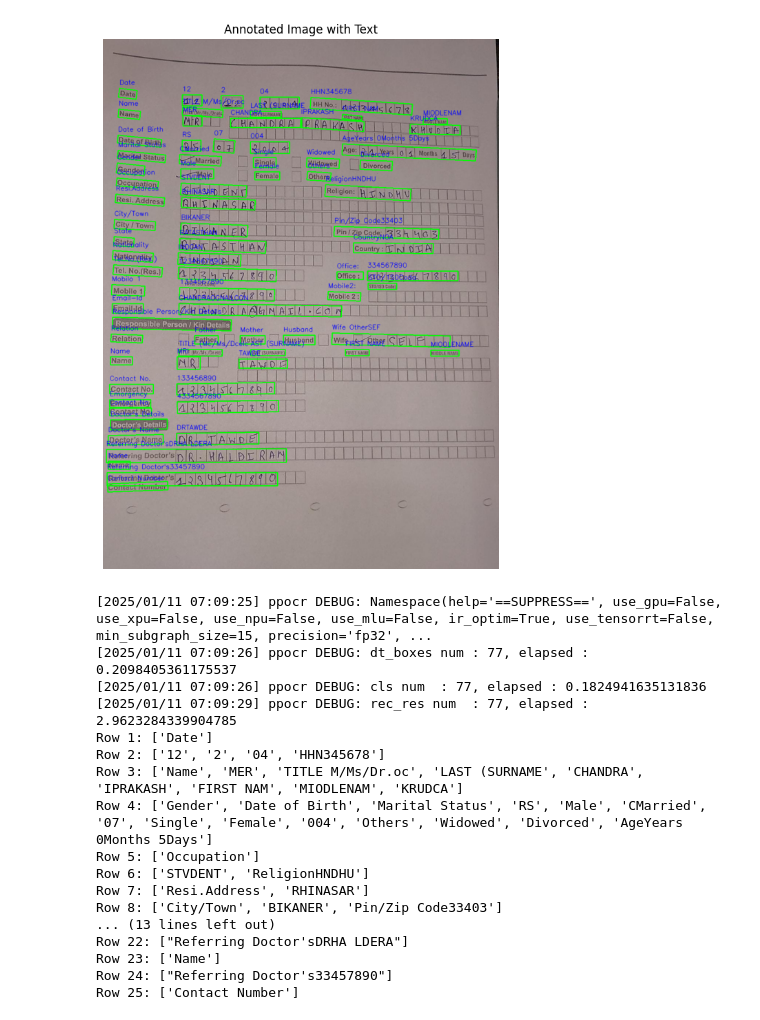
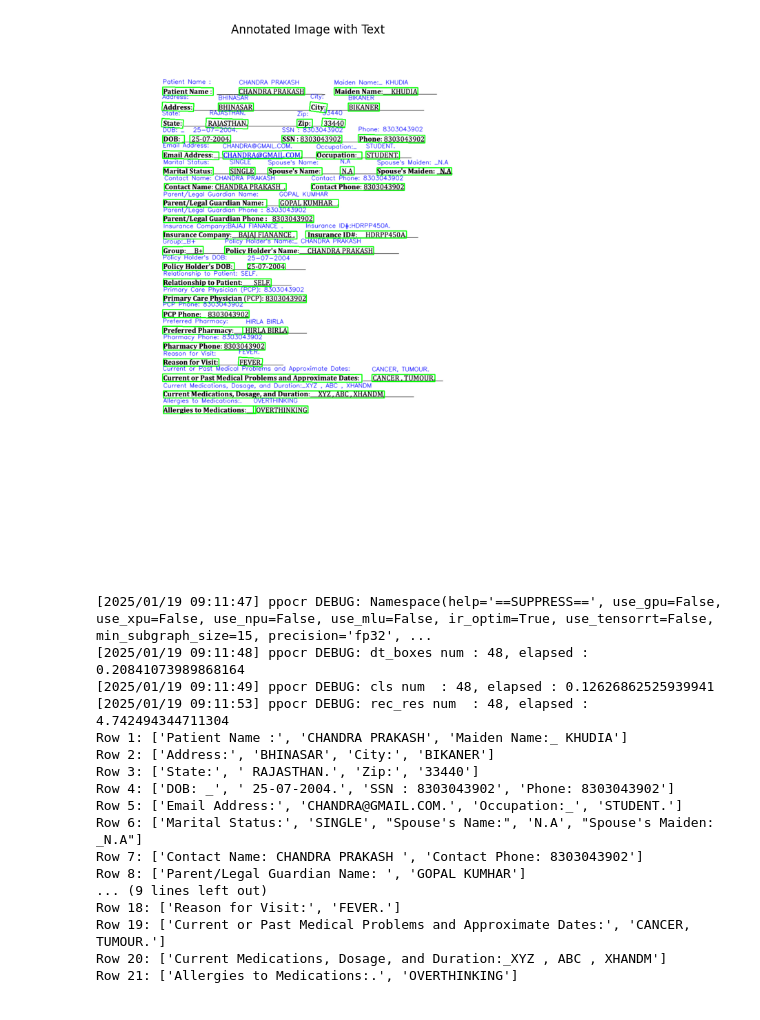
Before and after one commit to chandra-prakash-khudia/patientForm, a Jupyter notebook: tech1.ipynb, the cells around one changed output. Saved outputs shown, nothing was run; the diff lists cells and outputs as text; code cells hidden in the pictures.

```diff
--- a/tech1.ipynb
+++ b/tech1.ipynb
@@ -194,6 +143,6 @@ def process_image_with_paddleocr(image_path):
     return formatted_results
 
 # Example usage
-image_path = "/content/form2.jpeg"
+image_path = "/content/form3.1.jpeg"
 sorted_text_data = process_image_with_paddleocr(image_path)
 # %% [output]
@@ -273,6 +222,6 @@ def annotate_image_with_text(image_path):
     plt.show()
 
 # Example usage
-image_path = "/content/form2.jpeg"
+image_path = "/content/form3.1.jpeg"
 annotate_image_with_text(image_path)
 # %% [output]
@@ -283,4 +232,4 @@ annotate_image_with_text(image_path)
-[figure, old version]
+[figure, new version]
 # %%
 import cv2
 from paddleocr import PaddleOCR
@@ -334,27 +283,27 @@ def sort_text_row_col(image_path):
     return sorted_rows
 
 # Example usage
-image_path = "/content/form2.jpeg"
+image_path = "/content/form3.1.jpeg"
 sorted_text = sort_text_row_col(image_path)
 
 # Display sorted rows and columns
 for i, row in enumerate(sorted_text):
     print(f"Row {i + 1}: {row}")
 # %% [output]
-[2025/01/11 07:09:25] ppocr DEBUG: Namespace(help='==SUPPRESS==', use_gpu=False, use_xpu=False, use_npu=False, use_mlu=False, ir_optim=True, use_tensorrt=False, min_subgraph_size=15, precision='fp32', ...
-[2025/01/11 07:09:26] ppocr DEBUG: dt_boxes num : 77, elapsed : 0.2098405361175537
-[2025/01/11 07:09:26] ppocr DEBUG: cls num  : 77, elapsed : 0.1824941635131836
-[2025/01/11 07:09:29] ppocr DEBUG: rec_res num  : 77, elapsed : 2.9623284339904785
-Row 1: ['Date']
-Row 2: ['12', '2', '04', 'HHN345678']
-Row 3: ['Name', 'MER', 'TITLE M/Ms/Dr.oc', 'LAST (SURNAME', 'CHANDRA', 'IPRAKASH', 'FIRST NAM', 'MIODLENAM', 'KRUDCA']
-Row 4: ['Gender', 'Date of Birth', 'Marital Status', 'RS', 'Male', 'CMarried', '07', 'Single', 'Female', '004', 'Others', 'Widowed', 'Divorced', 'AgeYears 0Months 5Days']
-Row 5: ['Occupation']
-Row 6: ['STVDENT', 'ReligionHNDHU']
-Row 7: ['Resi.Address', 'RHINASAR']
-Row 8: ['City/Town', 'BIKANER', 'Pin/Zip Code33403']
-... (13 lines left out)
-Row 22: ["Referring Doctor'sDRHA LDERA"]
-Row 23: ['Name']
-Row 24: ["Referring Doctor's33457890"]
-Row 25: ['Contact Number']
+[2025/01/19 09:11:47] ppocr DEBUG: Namespace(help='==SUPPRESS==', use_gpu=False, use_xpu=False, use_npu=False, use_mlu=False, ir_optim=True, use_tensorrt=False, min_subgraph_size=15, precision='fp32', ...
+[2025/01/19 09:11:48] ppocr DEBUG: dt_boxes num : 48, elapsed : 0.20841073989868164
+[2025/01/19 09:11:49] ppocr DEBUG: cls num  : 48, elapsed : 0.12626862525939941
+[2025/01/19 09:11:53] ppocr DEBUG: rec_res num  : 48, elapsed : 4.742494344711304
+Row 1: ['Patient Name :', 'CHANDRA PRAKASH', 'Maiden Name:_ KHUDIA']
+Row 2: ['Address:', 'BHINASAR', 'City:', 'BIKANER']
+Row 3: ['State:', ' RAJASTHAN.', 'Zip:', '33440']
+Row 4: ['DOB: _', ' 25-07-2004.', 'SSN : 8303043902', 'Phone: 8303043902']
+Row 5: ['Email Address:', 'CHANDRA@GMAIL.COM.', 'Occupation:_', 'STUDENT.']
+Row 6: ['Marital Status:', 'SINGLE', "Spouse's Name:", 'N.A', "Spouse's Maiden: _N.A"]
+Row 7: ['Contact Name: CHANDRA PRAKASH ', 'Contact Phone: 8303043902']
+Row 8: ['Parent/Legal Guardian Name: ', 'GOPAL KUMHAR']
+... (9 lines left out)
+Row 18: ['Reason for Visit:', 'FEVER.']
+Row 19: ['Current or Past Medical Problems and Approximate Dates:', 'CANCER, TUMOUR.']
+Row 20: ['Current Medications, Dosage, and Duration:_XYZ , ABC , XHANDM']
+Row 21: ['Allergies to Medications:.', 'OVERTHINKING']
```
Also changed, not shown: parts of 45 cells of this notebook.
